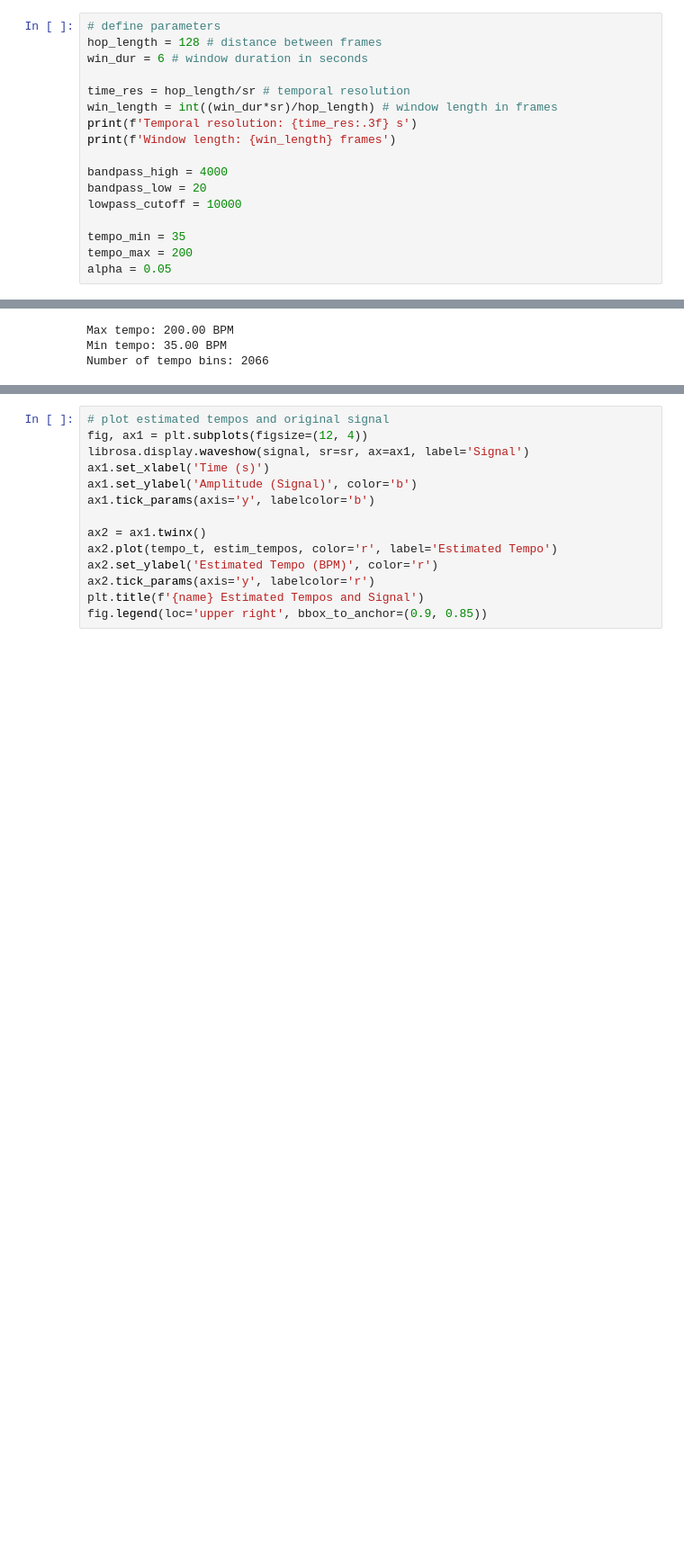
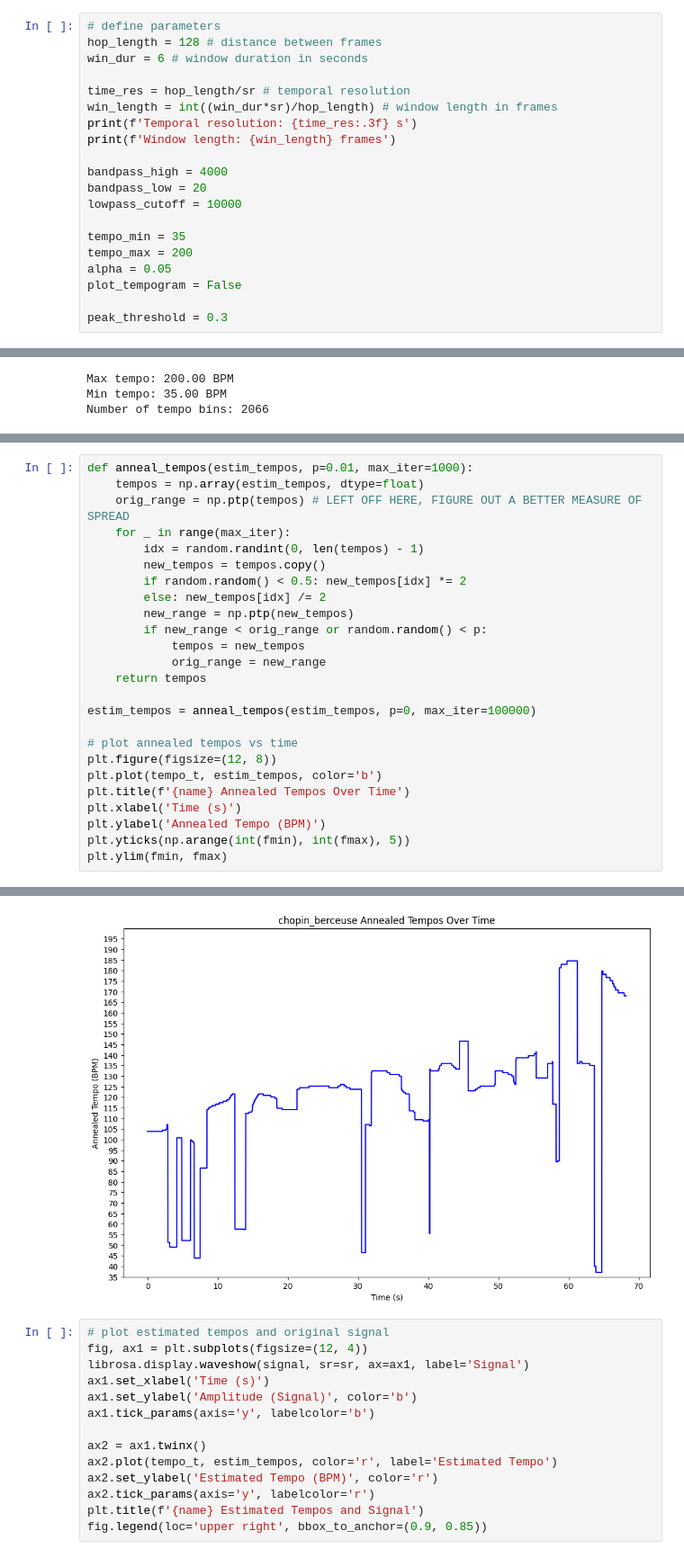
Before and after one commit to lkqiao/musical_accompanist, a Jupyter notebook: src/tempo_detect_nb.ipynb, the cells around one changed output, grey strips where cells are left out. Shown at 90% size. Drawn from its saved outputs; the diff is of its cells as text; blank space fills up the shorter version.

Commit message:
attempted simulated annealing for tempos

```diff
--- a/src/tempo_detect_nb.ipynb
+++ b/src/tempo_detect_nb.ipynb
@@ -129,6 +130,9 @@ lowpass_cutoff = 10000
 tempo_min = 35
 tempo_max = 200
 alpha = 0.05
+plot_tempogram = False
+
+peak_threshold = 0.3
 # %% [output]
 Temporal resolution: 0.003 s
 Window length: 2067 frames
@@ -273,3 +285,29 @@ Using tempo bins from 35.04 to 198.77 BPM
 Estimated tempos: [103.8787688442211, 103.8787688442211, 103.8787688442211, 103.8787688442211, 103.8787688442211, 103.8787688442211, 103.8787688442211, 103.8787688442211, 103.8787688442211, 103.878768 ...
 (35.0, 200.0)
 [figure]
+# %%
+def anneal_tempos(estim_tempos, p=0.01, max_iter=1000):
+    tempos = np.array(estim_tempos, dtype=float)
+    orig_range = np.ptp(tempos) # LEFT OFF HERE, FIGURE OUT A BETTER MEASURE OF SPREAD
+    for _ in range(max_iter):
+        idx = random.randint(0, len(tempos) - 1)
+        new_tempos = tempos.copy()
+        if random.random() < 0.5: new_tempos[idx] *= 2
+        else: new_tempos[idx] /= 2
+        new_range = np.ptp(new_tempos)
+        if new_range < orig_range or random.random() < p:
+            tempos = new_tempos
+            orig_range = new_range
+    return tempos
+
+estim_tempos = anneal_tempos(estim_tempos, p=0, max_iter=100000)
+
+# plot annealed tempos vs time
+plt.figure(figsize=(12, 8))
+plt.plot(tempo_t, estim_tempos, color='b')
+plt.title(f'{name} Annealed Tempos Over Time')
+plt.xlabel('Time (s)')
+plt.ylabel('Annealed Tempo (BPM)')
+plt.yticks(np.arange(int(fmin), int(fmax), 5))
+plt.ylim(fmin, fmax)
+# %% [output]
@@ -276,3 +315,4 @@ Estimated tempos: [103.8787688442211, 103.8787688442211, 103.8787688442211, 103.
+[figure, added]
 # %%
 # plot estimated tempos and original signal
 fig, ax1 = plt.subplots(figsize=(12, 4))
```
Also changed, not shown: parts of 4 cells of this notebook.
